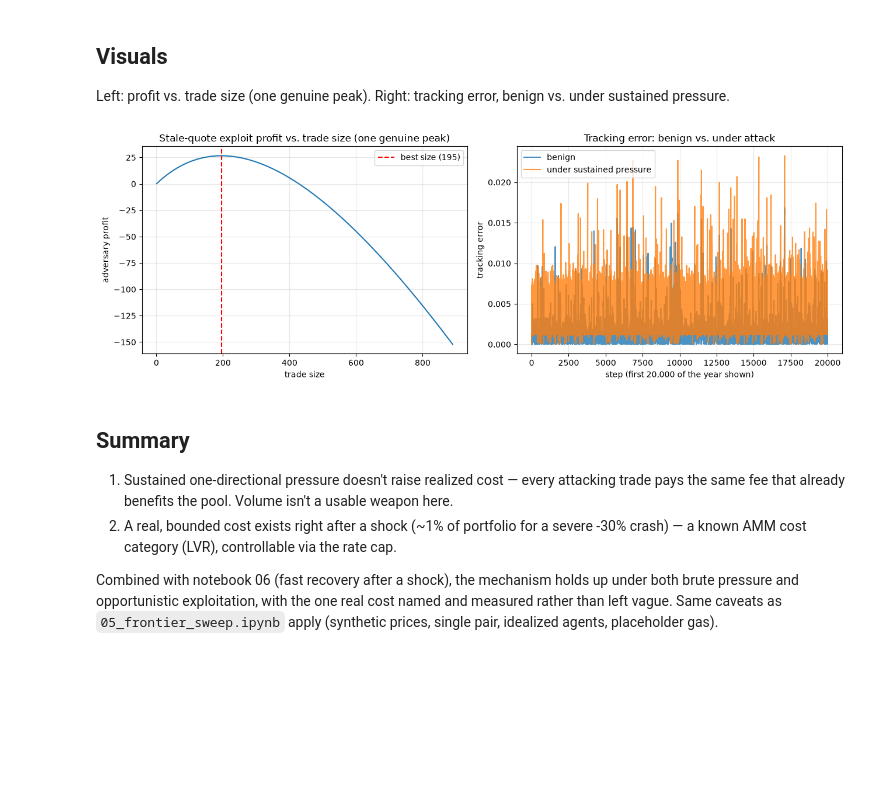
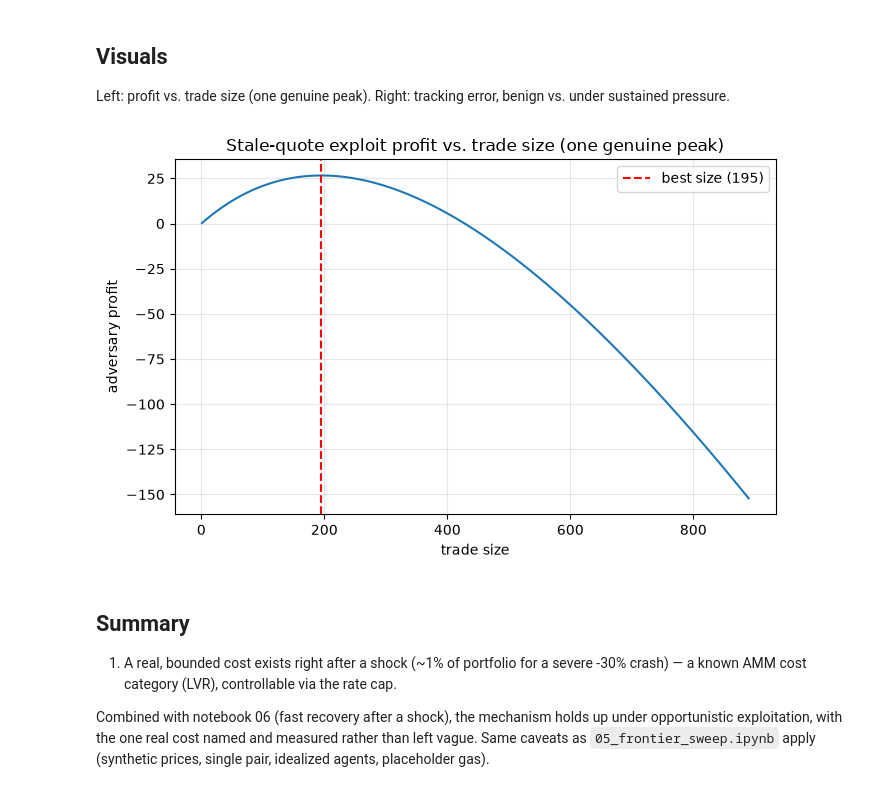
Before and after one commit to bleu/aqua-portfolio-manager, a Jupyter notebook: simulation/notebooks/07_adversarial_agent.ipynb, the cells around one changed output. Drawn from its saved outputs; the diff is of its cells as text; code cells hidden in the pictures; blank space fills up the shorter version.

```diff
--- a/simulation/notebooks/07_adversarial_agent.ipynb
+++ b/simulation/notebooks/07_adversarial_agent.ipynb
@@ -142,33 +86,23 @@ maximum extractable in a single trade, right after the shock: 225.93 (1.130% of
 
 Left: profit vs. trade size (one genuine peak). Right: tracking error, benign vs. under sustained pressure.
 # %%
-fig, (ax1, ax2) = plt.subplots(1, 2, figsize=(13, 4.5))
+fig, ax1 = plt.subplots(figsize=(7, 4.5))
 
 ax1.plot(sizes, profits)
 ax1.axvline(best_amount, color="red", linestyle="--", label=f"best size ({best_amount:.0f})")
 ax1.set_xlabel("trade size")
 ax1.set_ylabel("adversary profit")
 ax1.set_title("Stale-quote exploit profit vs. trade size (one genuine peak)")
 ax1.legend()
 ax1.grid(alpha=0.3)
 
-sample = slice(0, 20_000)
-ax2.plot(benign.tracking_error_path[sample], label="benign", alpha=0.8)
-ax2.plot(hostile.tracking_error_path[sample], label="under sustained pressure", alpha=0.8)
-ax2.set_xlabel("step (first 20,000 of the year shown)")
-ax2.set_ylabel("tracking error")
-ax2.set_title("Tracking error: benign vs. under attack")
-ax2.legend()
-ax2.grid(alpha=0.3)
-
 plt.tight_layout()
 plt.show()
 # %% [output]
-[figure, old version]
+[figure, new version]
 # %% [markdown]
 ## Summary
 
-1. Sustained one-directional pressure doesn't raise realized cost — every attacking trade pays the same fee that already benefits the pool. Volume isn't a usable weapon here.
-2. A real, bounded cost exists right after a shock (~1% of portfolio for a severe -30% crash) — a known AMM cost category (LVR), controllable via the rate cap.
+1. A real, bounded cost exists right after a shock (~1% of portfolio for a severe -30% crash) — a known AMM cost category (LVR), controllable via the rate cap.
 
-Combined with notebook 06 (fast recovery after a shock), the mechanism holds up under both brute pressure and opportunistic exploitation, with the one real cost named and measured rather than left vague. Same caveats as `05_frontier_sweep.ipynb` apply (synthetic prices, single pair, idealized agents, placeholder gas).
+Combined with notebook 06 (fast recovery after a shock), the mechanism holds up under opportunistic exploitation, with the one real cost named and measured rather than left vague. Same caveats as `05_frontier_sweep.ipynb` apply (synthetic prices, single pair, idealized agents, placeholder gas).
```
Also changed, not shown: parts of 8 cells of this notebook, 14 other files.
